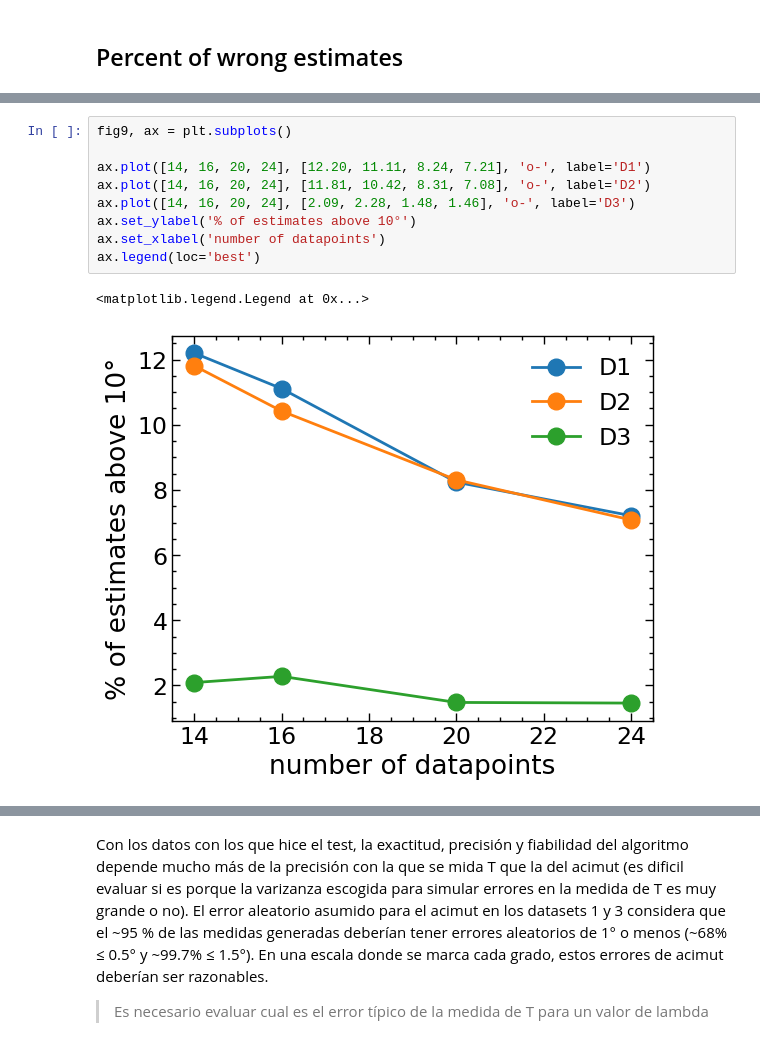
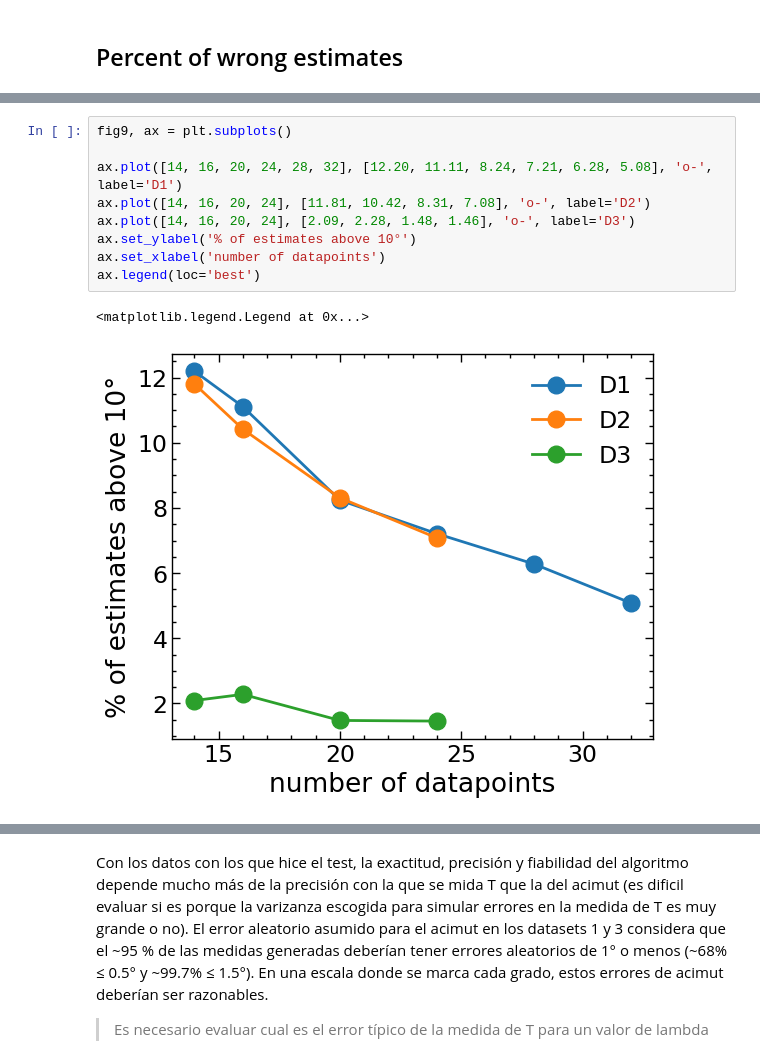
Before and after one commit to bertopadron/FTIR-EBSD, a Jupyter notebook: docs/08c_stats_test.ipynb, the cells around one changed output, grey strips where cells are left out. Drawn from its saved outputs; the diff is of its cells as text.

```diff
--- a/docs/08c_stats_test.ipynb
+++ b/docs/08c_stats_test.ipynb
@@ -411,15 +439,15 @@ Percent above 10 degree (noise): 7.21 vs 7.08 vs 1.46%
 # %%
 fig9, ax = plt.subplots()
 
-ax.plot([14, 16, 20, 24], [12.20, 11.11, 8.24, 7.21], 'o-', label='D1')
+ax.plot([14, 16, 20, 24, 28, 32], [12.20, 11.11, 8.24, 7.21, 6.28, 5.08], 'o-', label='D1')
 ax.plot([14, 16, 20, 24], [11.81, 10.42, 8.31, 7.08], 'o-', label='D2')
 ax.plot([14, 16, 20, 24], [2.09, 2.28, 1.48, 1.46], 'o-', label='D3')
 ax.set_ylabel('% of estimates above 10°')
 ax.set_xlabel('number of datapoints')
 ax.legend(loc='best')
 # %% [output]
 <matplotlib.legend.Legend at 0x...>
-[figure, old version]
+[figure, new version]
 # %%
 dataset[dataset3['n24_noise'] > 10]
 # %% [output]
```
Also changed, not shown: parts of 8 cells of this notebook.
